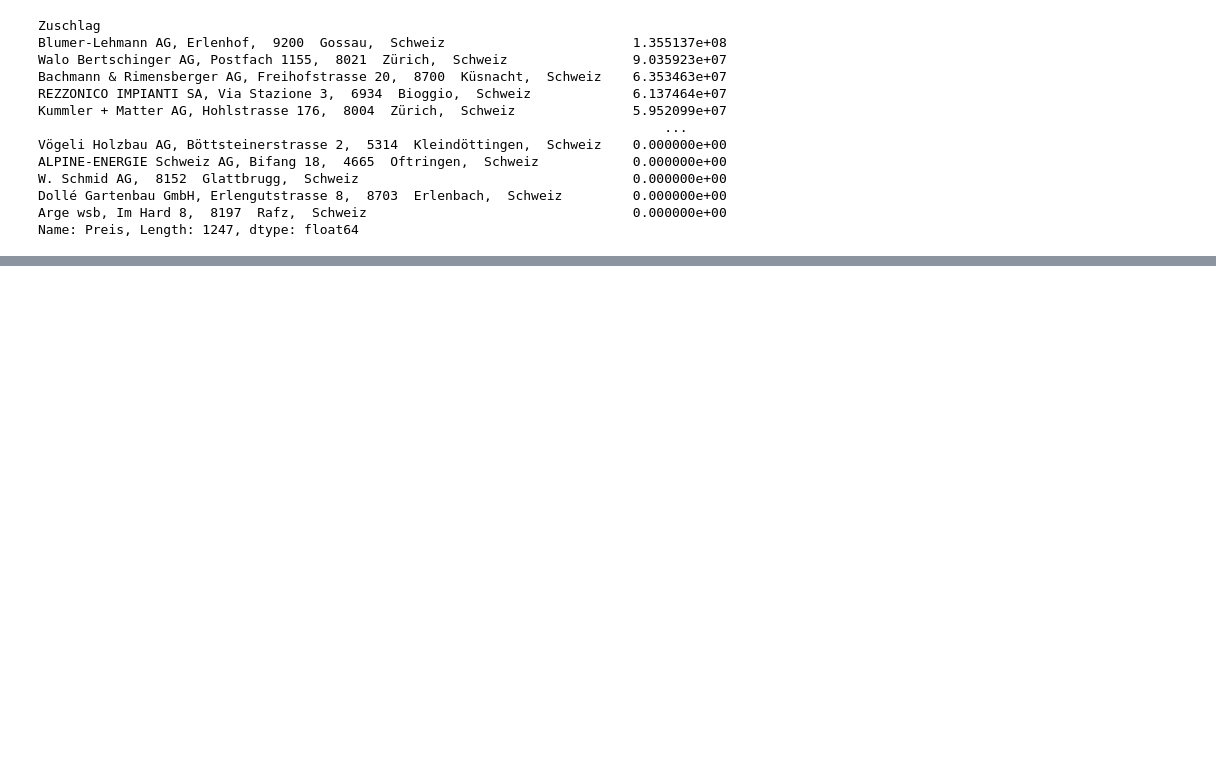
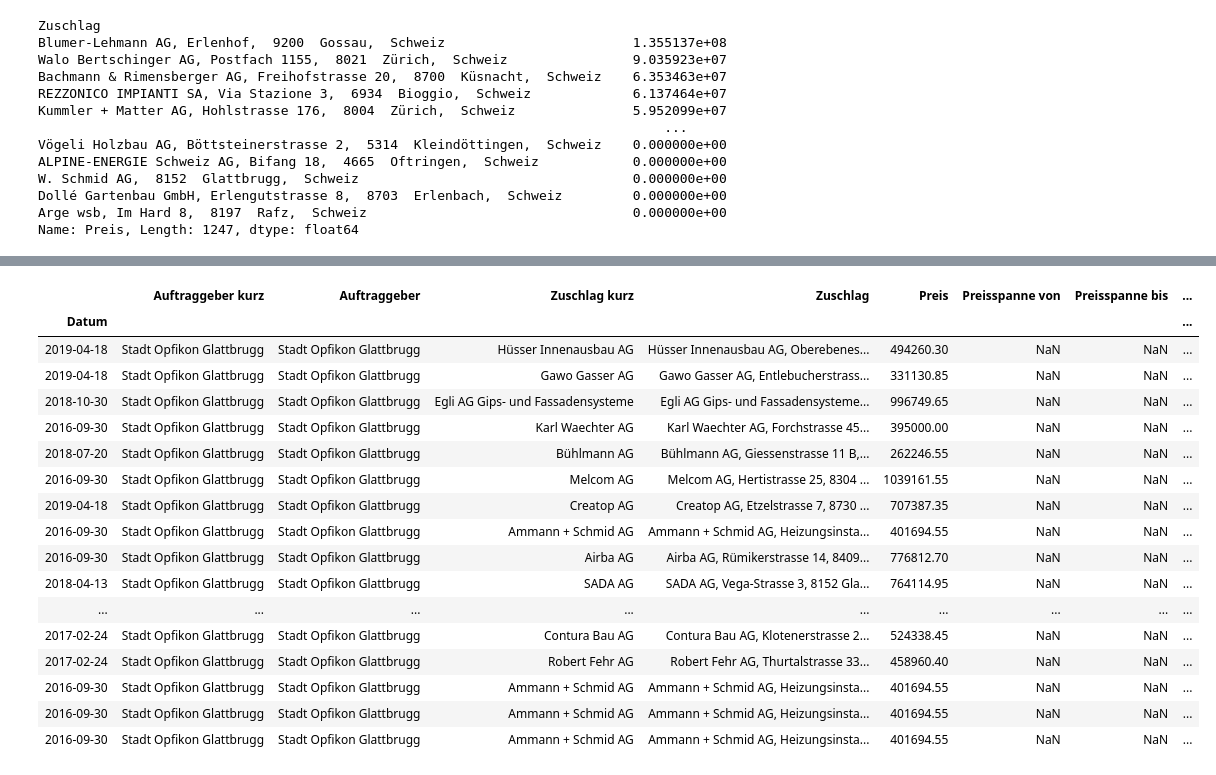
Before and after one commit to Supermarius/cas-ddj-hub, a Jupyter notebook: Projekt2_Simap_Scraping/Scrapingdaten_auslesen_Neuanlauf.ipynb, the cells around one changed output, grey strips where cells are left out. Saved outputs shown, nothing was run; the diff lists cells and outputs as text; code cells hidden in the pictures; blank space fills up the shorter version.

```diff
--- a/Projekt2_Simap_Scraping/Scrapingdaten_auslesen_Neuanlauf.ipynb
+++ b/Projekt2_Simap_Scraping/Scrapingdaten_auslesen_Neuanlauf.ipynb
@@ -645,0 +659,21 @@ AttributeError: Cannot access callable attribute 'groupby' of 'DataFrameGroupBy'
+# %%
+df[df["Auftraggeber"] == "Stadt Opfikon Glattbrugg"]
+# %% [output]
+|  | Auftraggeber kurz | Auftraggeber | Zuschlag kurz | Zuschlag | Preis | Preisspanne von | Preisspanne bis | ... |
+| Datum |  |  |  |  |  |  |  | ... |
+| 2019-04-18 | Stadt Opfikon Glattbrugg | Stadt Opfikon Glattbrugg | Hüsser Innenausbau AG | Hüsser Innenausbau AG, Oberebenes... | 494260.30 | NaN | NaN | ... |
+| 2019-04-18 | Stadt Opfikon Glattbrugg | Stadt Opfikon Glattbrugg | Gawo Gasser AG | Gawo Gasser AG, Entlebucherstrass... | 331130.85 | NaN | NaN | ... |
+| 2018-10-30 | Stadt Opfikon Glattbrugg | Stadt Opfikon Glattbrugg | Egli AG Gips- und Fassadensysteme | Egli AG Gips- und Fassadensysteme... | 996749.65 | NaN | NaN | ... |
+| 2016-09-30 | Stadt Opfikon Glattbrugg | Stadt Opfikon Glattbrugg | Karl Waechter AG | Karl Waechter AG, Forchstrasse 45... | 395000.00 | NaN | NaN | ... |
+| 2018-07-20 | Stadt Opfikon Glattbrugg | Stadt Opfikon Glattbrugg | Bühlmann AG | Bühlmann AG, Giessenstrasse 11 B,... | 262246.55 | NaN | NaN | ... |
+| 2016-09-30 | Stadt Opfikon Glattbrugg | Stadt Opfikon Glattbrugg | Melcom AG | Melcom AG, Hertistrasse 25, 8304 ... | 1039161.55 | NaN | NaN | ... |
+| 2019-04-18 | Stadt Opfikon Glattbrugg | Stadt Opfikon Glattbrugg | Creatop AG | Creatop AG, Etzelstrasse 7, 8730 ... | 707387.35 | NaN | NaN | ... |
+| 2016-09-30 | Stadt Opfikon Glattbrugg | Stadt Opfikon Glattbrugg | Ammann + Schmid AG | Ammann + Schmid AG, Heizungsinsta... | 401694.55 | NaN | NaN | ... |
+| 2016-09-30 | Stadt Opfikon Glattbrugg | Stadt Opfikon Glattbrugg | Airba AG | Airba AG, Rümikerstrasse 14, 8409... | 776812.70 | NaN | NaN | ... |
+| 2018-04-13 | Stadt Opfikon Glattbrugg | Stadt Opfikon Glattbrugg | SADA AG | SADA AG, Vega-Strasse 3, 8152 Gla... | 764114.95 | NaN | NaN | ... |
+| ... | ... | ... | ... | ... | ... | ... | ... | ... |
+| 2017-02-24 | Stadt Opfikon Glattbrugg | Stadt Opfikon Glattbrugg | Contura Bau AG | Contura Bau AG, Klotenerstrasse 2... | 524338.45 | NaN | NaN | ... |
+| 2017-02-24 | Stadt Opfikon Glattbrugg | Stadt Opfikon Glattbrugg | Robert Fehr AG | Robert Fehr AG, Thurtalstrasse 33... | 458960.40 | NaN | NaN | ... |
+| 2016-09-30 | Stadt Opfikon Glattbrugg | Stadt Opfikon Glattbrugg | Ammann + Schmid AG | Ammann + Schmid AG, Heizungsinsta... | 401694.55 | NaN | NaN | ... |
+| 2016-09-30 | Stadt Opfikon Glattbrugg | Stadt Opfikon Glattbrugg | Ammann + Schmid AG | Ammann + Schmid AG, Heizungsinsta... | 401694.55 | NaN | NaN | ... |
+| 2016-09-30 | Stadt Opfikon Glattbrugg | Stadt Opfikon Glattbrugg | Ammann + Schmid AG | Ammann + Schmid AG, Heizungsinsta... | 401694.55 | NaN | NaN | ... |
```
Also changed, not shown: parts of 5 cells of this notebook.
